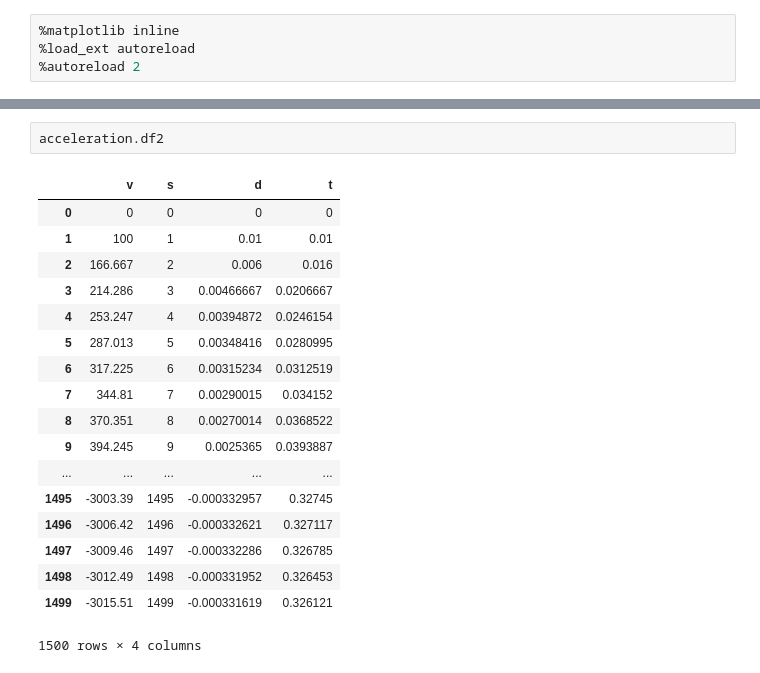
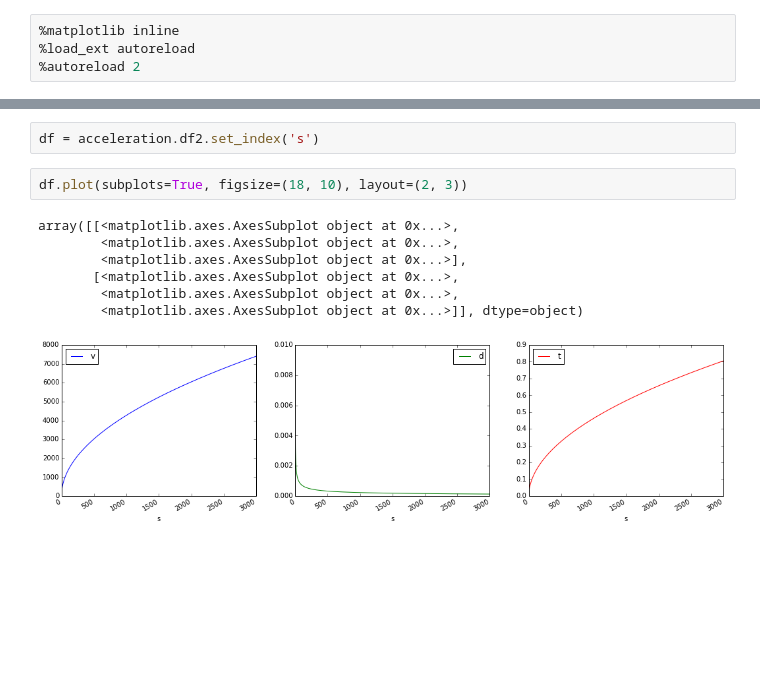
Before and after one commit to andersroos/meka, a Jupyter notebook: acceleration.ipynb, the cells around one changed output, grey strips where cells are left out. Drawn from its saved outputs; the diff is of its cells as text; blank space fills up the shorter version.

```diff
--- a/acceleration.ipynb
+++ b/acceleration.ipynb
@@ -9,21 +9,12 @@ import acceleration
-# %%
-acceleration.df2
-# %% [output]
-|  | v | s | d | t |
-| 0 | 0 | 0 | 0 | 0 |
-| 1 | 100 | 1 | 0.01 | 0.01 |
-| 2 | 166.667 | 2 | 0.006 | 0.016 |
-| 3 | 214.286 | 3 | 0.00466667 | 0.0206667 |
-| 4 | 253.247 | 4 | 0.00394872 | 0.0246154 |
-| 5 | 287.013 | 5 | 0.00348416 | 0.0280995 |
-| 6 | 317.225 | 6 | 0.00315234 | 0.0312519 |
-| 7 | 344.81 | 7 | 0.00290015 | 0.034152 |
-| 8 | 370.351 | 8 | 0.00270014 | 0.0368522 |
-| 9 | 394.245 | 9 | 0.0025365 | 0.0393887 |
-| ... | ... | ... | ... | ... |
-| 1495 | -3003.39 | 1495 | -0.000332957 | 0.32745 |
-| 1496 | -3006.42 | 1496 | -0.000332621 | 0.327117 |
-| 1497 | -3009.46 | 1497 | -0.000332286 | 0.326785 |
-| 1498 | -3012.49 | 1498 | -0.000331952 | 0.326453 |
-| 1499 | -3015.51 | 1499 | -0.000331619 | 0.326121 |
-1500 rows × 4 columns
+# %%
+df = acceleration.df2.set_index('s')
+# %%
+df.plot(subplots=True, figsize=(18, 10), layout=(2, 3))
+# %% [output]
+array([[<matplotlib.axes.AxesSubplot object at 0x...>,
+        <matplotlib.axes.AxesSubplot object at 0x...>,
+        <matplotlib.axes.AxesSubplot object at 0x...>],
+       [<matplotlib.axes.AxesSubplot object at 0x...>,
+        <matplotlib.axes.AxesSubplot object at 0x...>,
+        <matplotlib.axes.AxesSubplot object at 0x...>]], dtype=object)
+[figure, added]
```
Also changed, not shown: parts of 2 cells of this notebook, 1 other file.
